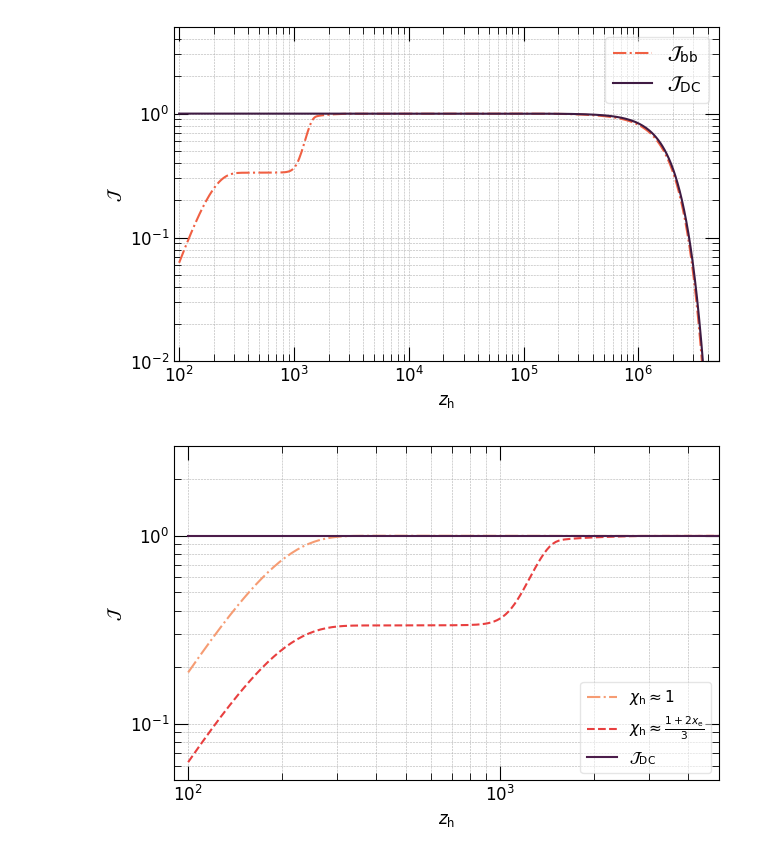
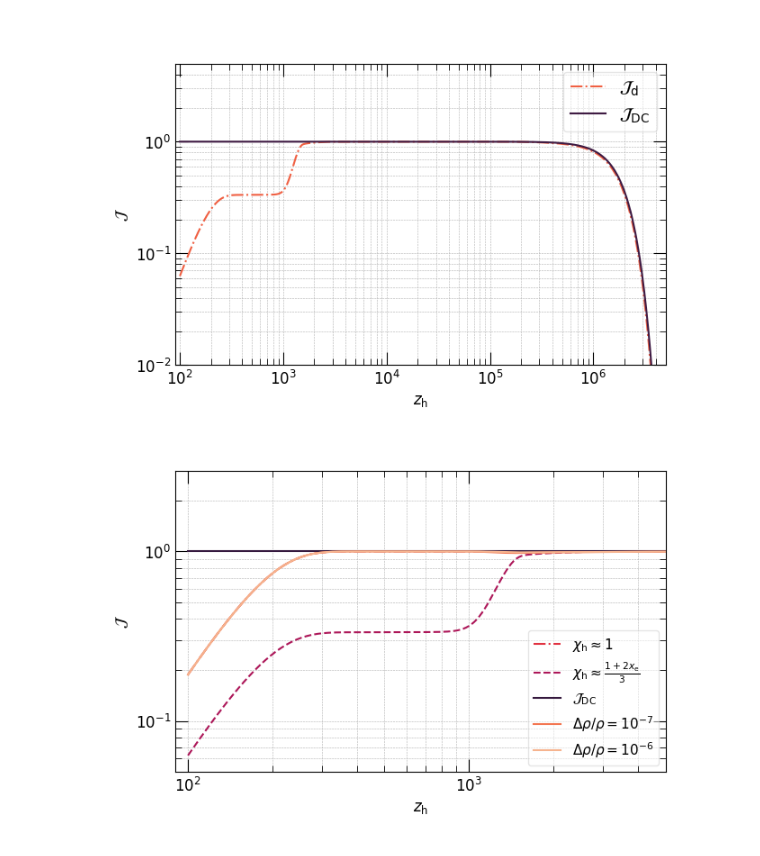
Before and after one commit to Sareva00/CMB-SD, a Jupyter notebook: Jbb_comparison.ipynb, the cells around one changed output. Saved outputs shown, nothing was run; the diff lists cells and outputs as text; code cells hidden in the pictures.

```diff
--- a/Jbb_comparison.ipynb
+++ b/Jbb_comparison.ipynb
@@ -231,7 +274,7 @@ fig, ax = plt.subplots( figsize=set_size(width))
 #ax.plot(z_vis2, Jbb2, color = colors2[2], label= "$x_{\\rm e}$ evolving", alpha = 0.7,linestyle = lines[3])
 #ax.plot(z_vis, -Jbb2, color = "purple",linestyle = "dashed")
 
-ax.plot(z_vis, Jbb, color = colors2[3], label= "$\mathcal{J}_{\\rm bb}$", linestyle = lines[2])
+ax.plot(z_vis, Jbb, color = colors2[3], label= "$\mathcal{J}_{\\rm d}$", linestyle = lines[2])
 #ax.plot(z_vis, -Jbb, color = "purple",linestyle = "dashed")
 
 #ax.plot(z_vis_heat, Jbb_heat, color = colors2[2], label= "Heating", linestyle = lines[1])
@@ -243,37 +286,37 @@ ax.plot(z_vis, Jref(z_vis), color = colors2[0],label="$\mathcal{J}_{\mathrm{\\rm
 
 
 
 ax.set_xscale('log')
 ax.set_yscale('log')
 ax.set_xlim([90, 5e6])
 ax.set_ylim([1e-2, 5])
 
 #ax1.set_title("All $\Delta$ I_N curves")
 
 plt.minorticks_on()
 plt.tick_params(direction='in',right=True, top=True)
 plt.tick_params(labelsize=12)
 plt.tick_params(labelbottom=True, labeltop=False, labelright=False, labelleft=True)
 plt.tick_params(direction='in',which='minor', length=5, bottom=True, top=True, left=True, right=True)
 plt.tick_params(direction='in',which='major', length=10, bottom=True, top=True, left=True, right=True)
 
 ax.set_ylabel("$\mathcal{J}$")
 ax.set_xlabel("$z_{\mathrm{h}}$")
 
 ax.grid(True, which = 'both',  linestyle='--', linewidth=0.4)
 
 #ax1.yaxis.set_major_formatter(ScalarFormatter())
 #ax1.ticklabel_format(axis='y', style='sci', scilimits=(0, 0),useMathText=True) #only y axis, it does not work on the log scale
 #ax2.yaxis.set_major_formatter(ScalarFormatter())
 #ax2.ticklabel_format(axis='y', style='sci', scilimits=(0, 0),useMathText=True)
 ax.legend(fontsize = 14,fancybox=True, framealpha=0.5)
 plt.savefig('outputs/p4p/fullJbb.pdf', dpi=300,bbox_inches="tight")
 plt.show()
 # %% [output]
-[figure, old version]
+[figure, new version]
 # %%
 #Plot using the output and not my function integrated
-colors2=sns.color_palette("rocket",4) #also nice
+colors2=sns.color_palette("rocket",6) #also nice
 lines =  ['-', '--', '-.']
 
 Jbb = np.array(Jbb)
@@ -291,6 +334,8 @@ ax.plot(z_visCk4, Jbb_Ck4, color = colors2[2], label= "$\chi_{\\rm h} \\approx \
 ax.plot(z_vis, Jref(z_vis), color = colors2[0],label="$\mathcal{J}_{\mathrm{\\rm DC}}$", linestyle = lines[0])
 #ax.plot(z_vis, -Jref(z_vis), color = "black",linestyle = "dashed")
 
+ax.plot(z_vis1e7, Jbb_1e7, color = colors2[4],label="$\Delta \\rho/\\rho = 10^{-7}$", linestyle = lines[0])
+ax.plot(z_vis1e6, Jbb_1e6, color = colors2[5],label="$\Delta \\rho/\\rho = 10^{-6}$", linestyle = lines[0])
 
 
 ax.set_xscale('log')
@@ -320,4 +365,4 @@ ax.legend(fontsize = 11,fancybox=True, framealpha=0.5)
 plt.savefig('outputs/p4p/fullJbb_comparison_branching.pdf', dpi=300,bbox_inches="tight")
 plt.show()
 # %% [output]
-[figure, old version]
+[figure, new version]
```
Also changed, not shown: parts of 5 cells of this notebook, 9 other files.
